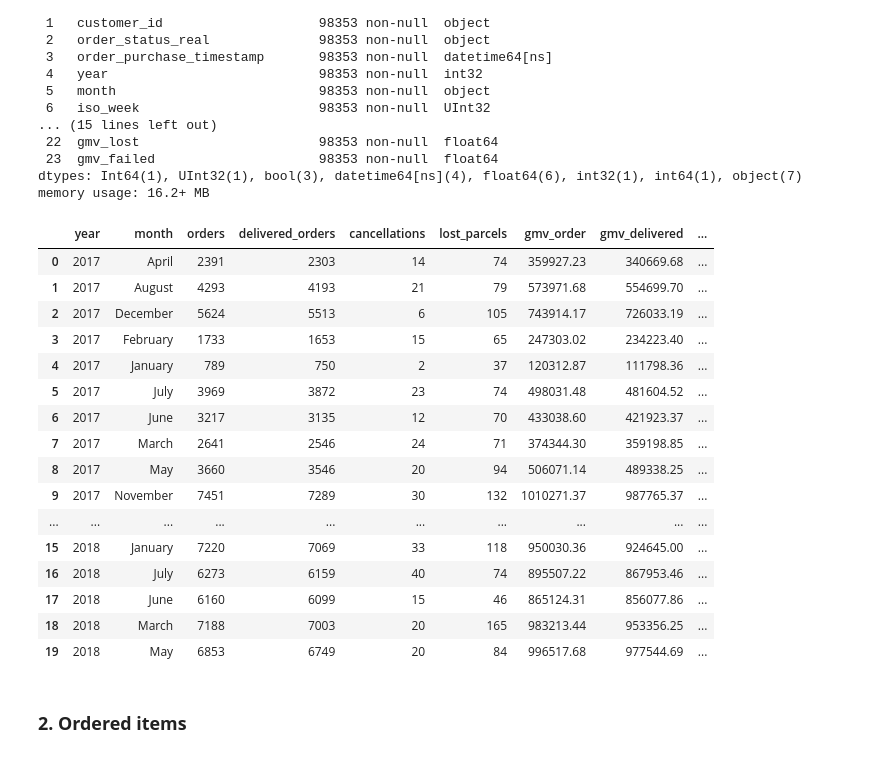
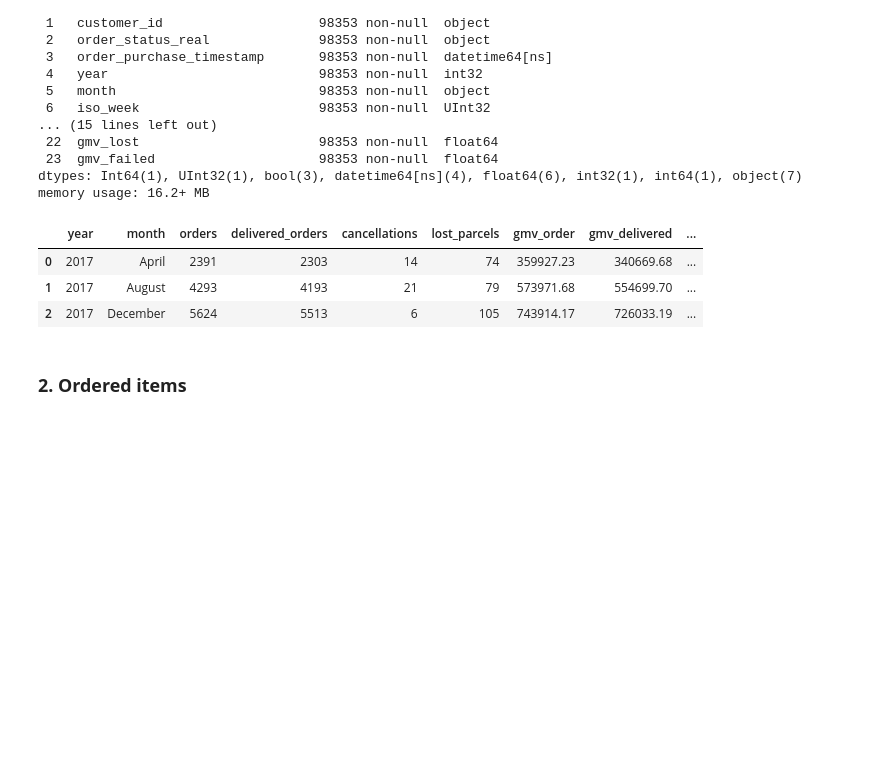
Before and after one commit to alfalfal/business_performance_analysis, a Jupyter notebook: EDA-and-modeling.ipynb, the cells around one changed output. Cells and saved outputs as stored; diff of their text form; code cells hidden in the pictures; blank space fills up the shorter version.

```diff
--- a/EDA-and-modeling.ipynb
+++ b/EDA-and-modeling.ipynb
@@ -878,39 +878,26 @@ memory usage: 16.2+ MB
 # %%
 monthly = df_orders.groupby(['year', 'month']).agg(
     orders= ('order_id','count'),
     delivered_orders= ('is_delivered','sum'),
     cancellations= ('is_canceled','sum'),
     lost_parcels= ('is_lost','sum'),
     gmv_order= ('gmv_order','sum'),
     gmv_delivered= ('gmv_delivered','sum'),
     gmv_canceled = ('gmv_canceled', 'sum'),
     gmv_lost = ('gmv_lost', 'sum'),
     gmv_failed = ('gmv_failed','sum'),
 ).reset_index()
 
 monthly['cancellation_rate'] = round(monthly['cancellations'] / monthly['orders'], 4).mul(100)
 monthly['parcels_lost_rate'] = round(monthly['lost_parcels'] / monthly['orders'], 4).mul(100)
 monthly['delivered_share'] = round(monthly['delivered_orders'] / monthly['orders'], 4).mul(100)
 
-monthly.head(20)
+monthly.head(3)
 # %% [output]
 |  | year | month | orders | delivered_orders | cancellations | lost_parcels | gmv_order | gmv_delivered | ... |
 | 0 | 2017 | April | 2391 | 2303 | 14 | 74 | 359927.23 | 340669.68 | ... |
 | 1 | 2017 | August | 4293 | 4193 | 21 | 79 | 573971.68 | 554699.70 | ... |
 | 2 | 2017 | December | 5624 | 5513 | 6 | 105 | 743914.17 | 726033.19 | ... |
-| 3 | 2017 | February | 1733 | 1653 | 15 | 65 | 247303.02 | 234223.40 | ... |
-| 4 | 2017 | January | 789 | 750 | 2 | 37 | 120312.87 | 111798.36 | ... |
-| 5 | 2017 | July | 3969 | 3872 | 23 | 74 | 498031.48 | 481604.52 | ... |
-| 6 | 2017 | June | 3217 | 3135 | 12 | 70 | 433038.60 | 421923.37 | ... |
-| 7 | 2017 | March | 2641 | 2546 | 24 | 71 | 374344.30 | 359198.85 | ... |
-| 8 | 2017 | May | 3660 | 3546 | 20 | 94 | 506071.14 | 489338.25 | ... |
-| 9 | 2017 | November | 7451 | 7289 | 30 | 132 | 1010271.37 | 987765.37 | ... |
-| ... | ... | ... | ... | ... | ... | ... | ... | ... | ... |
-| 15 | 2018 | January | 7220 | 7069 | 33 | 118 | 950030.36 | 924645.00 | ... |
-| 16 | 2018 | July | 6273 | 6159 | 40 | 74 | 895507.22 | 867953.46 | ... |
-| 17 | 2018 | June | 6160 | 6099 | 15 | 46 | 865124.31 | 856077.86 | ... |
-| 18 | 2018 | March | 7188 | 7003 | 20 | 165 | 983213.44 | 953356.25 | ... |
-| 19 | 2018 | May | 6853 | 6749 | 20 | 84 | 996517.68 | 977544.69 | ... |
 # %% [markdown]
 ### **2. Ordered items**
 # %% [markdown]
```
Also changed, not shown: parts of 22 cells of this notebook, 1 other file.
